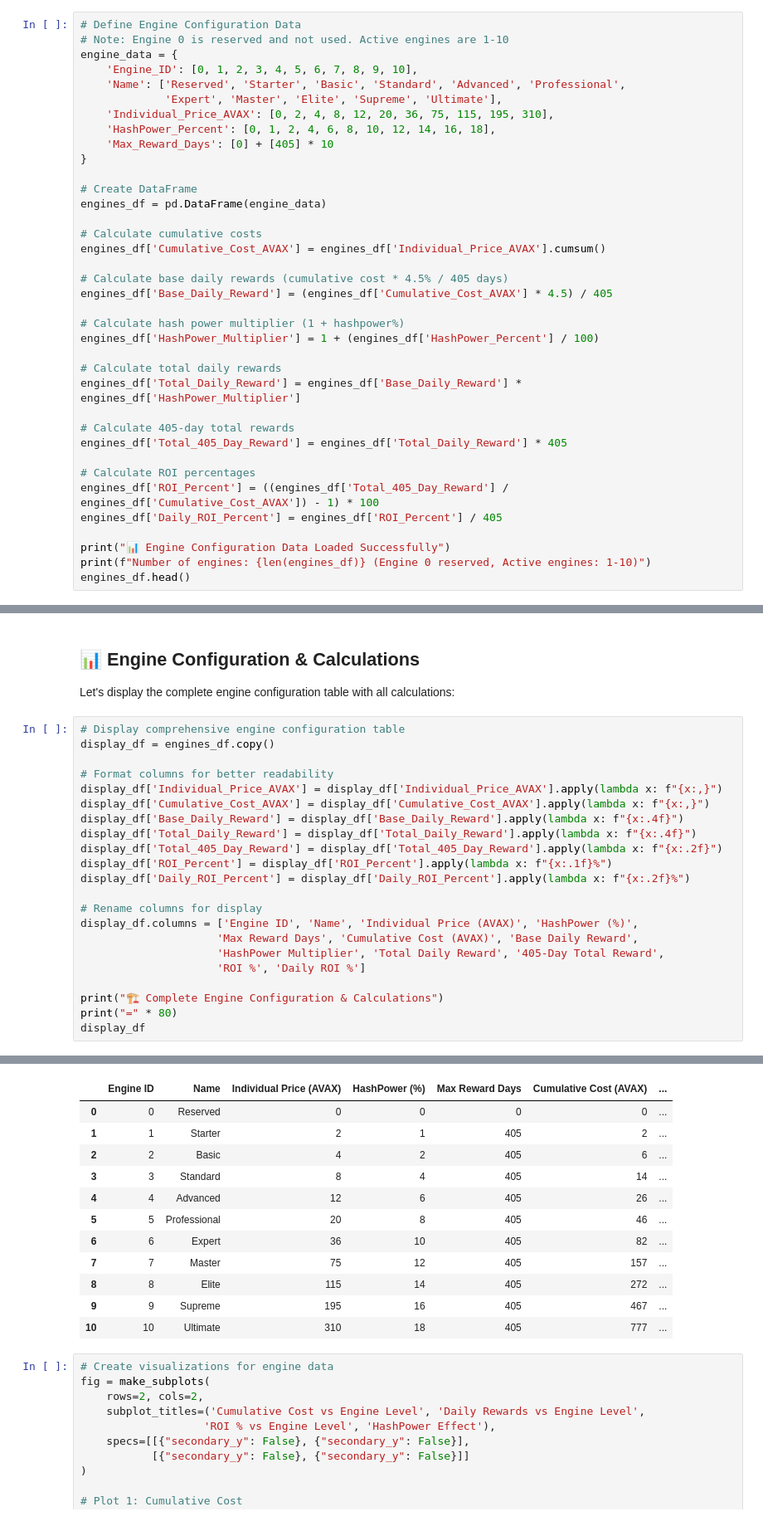
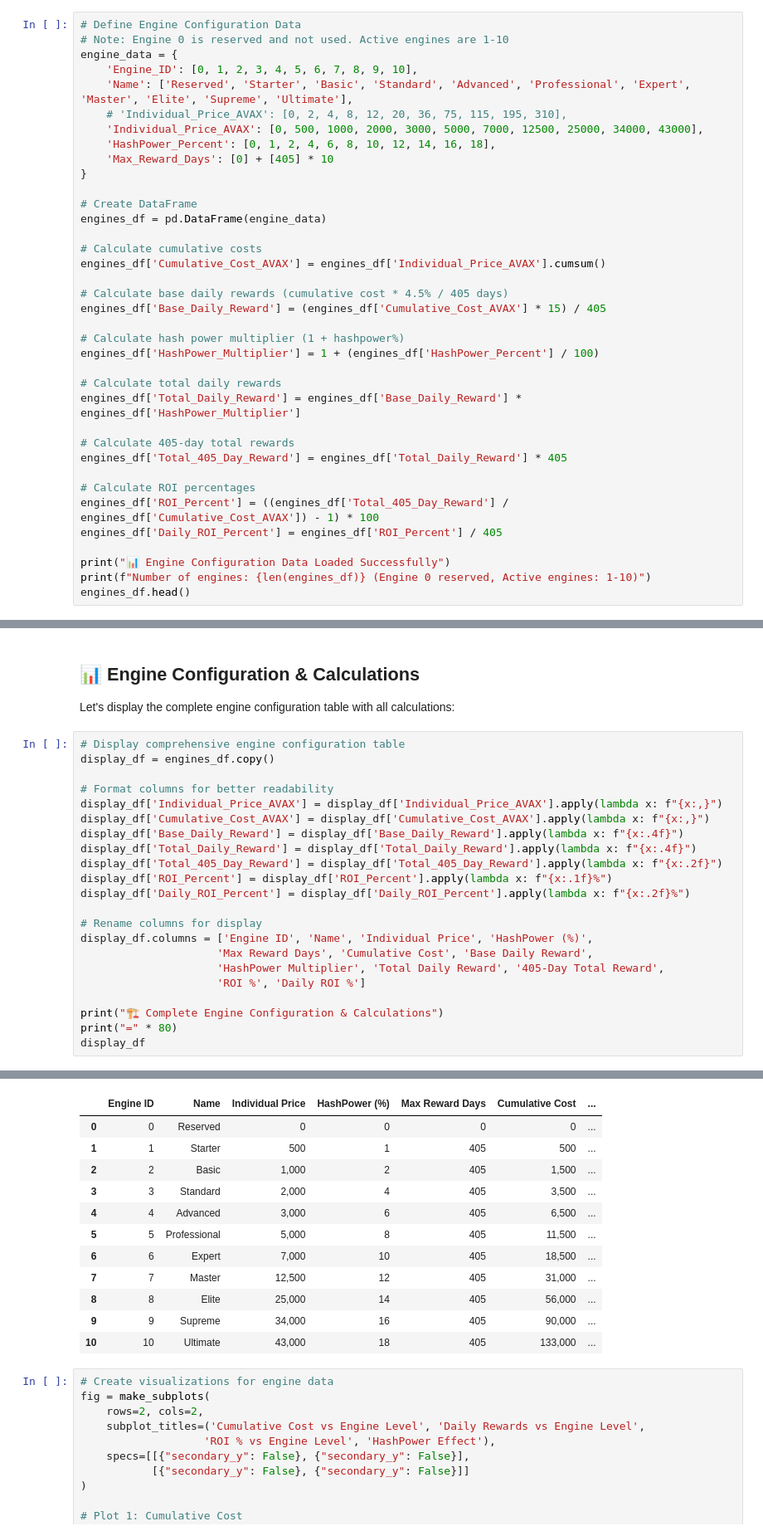
Before and after one commit to kyoudaiai/nodebooster, a Jupyter notebook: NodeBooster_V1_Engine_System_Summary.ipynb, the cells around one changed output, grey strips where cells are left out. Shown at 83% size. Drawn from its saved outputs; the diff is of its cells as text.

```diff
--- a/NodeBooster_V1_Engine_System_Summary.ipynb
+++ b/NodeBooster_V1_Engine_System_Summary.ipynb
@@ -52,9 +52,9 @@ Where:
 # Note: Engine 0 is reserved and not used. Active engines are 1-10
 engine_data = {
     'Engine_ID': [0, 1, 2, 3, 4, 5, 6, 7, 8, 9, 10],
-    'Name': ['Reserved', 'Starter', 'Basic', 'Standard', 'Advanced', 'Professional',
-             'Expert', 'Master', 'Elite', 'Supreme', 'Ultimate'],
-    'Individual_Price_AVAX': [0, 2, 4, 8, 12, 20, 36, 75, 115, 195, 310],
+    'Name': ['Reserved', 'Starter', 'Basic', 'Standard', 'Advanced', 'Professional', 'Expert', 'Master', 'Elite', 'Supreme', 'Ultimate'],
+    # 'Individual_Price_AVAX': [0, 2, 4, 8, 12, 20, 36, 75, 115, 195, 310],
+    'Individual_Price_AVAX': [0, 500, 1000, 2000, 3000, 5000, 7000, 12500, 25000, 34000, 43000],
     'HashPower_Percent': [0, 1, 2, 4, 6, 8, 10, 12, 14, 16, 18],
     'Max_Reward_Days': [0] + [405] * 10
 }
@@ -66,7 +66,7 @@ engines_df = pd.DataFrame(engine_data)
 engines_df['Cumulative_Cost_AVAX'] = engines_df['Individual_Price_AVAX'].cumsum()
 
 # Calculate base daily rewards (cumulative cost * 4.5% / 405 days)
-engines_df['Base_Daily_Reward'] = (engines_df['Cumulative_Cost_AVAX'] * 4.5) / 405
+engines_df['Base_Daily_Reward'] = (engines_df['Cumulative_Cost_AVAX'] * 15) / 405
 
 # Calculate hash power multiplier (1 + hashpower%)
 engines_df['HashPower_Multiplier'] = 1 + (engines_df['HashPower_Percent'] / 100)
@@ -100,40 +100,40 @@ Let's display the complete engine configuration table with all calculations:
 # %%
 # Display comprehensive engine configuration table
 display_df = engines_df.copy()
 
 # Format columns for better readability
 display_df['Individual_Price_AVAX'] = display_df['Individual_Price_AVAX'].apply(lambda x: f"{x:,}")
 display_df['Cumulative_Cost_AVAX'] = display_df['Cumulative_Cost_AVAX'].apply(lambda x: f"{x:,}")
 display_df['Base_Daily_Reward'] = display_df['Base_Daily_Reward'].apply(lambda x: f"{x:.4f}")
 display_df['Total_Daily_Reward'] = display_df['Total_Daily_Reward'].apply(lambda x: f"{x:.4f}")
 display_df['Total_405_Day_Reward'] = display_df['Total_405_Day_Reward'].apply(lambda x: f"{x:.2f}")
 display_df['ROI_Percent'] = display_df['ROI_Percent'].apply(lambda x: f"{x:.1f}%")
 display_df['Daily_ROI_Percent'] = display_df['Daily_ROI_Percent'].apply(lambda x: f"{x:.2f}%")
 
 # Rename columns for display
-display_df.columns = ['Engine ID', 'Name', 'Individual Price (AVAX)', 'HashPower (%)',
-                     'Max Reward Days', 'Cumulative Cost (AVAX)', 'Base Daily Reward',
+display_df.columns = ['Engine ID', 'Name', 'Individual Price', 'HashPower (%)',
+                     'Max Reward Days', 'Cumulative Cost', 'Base Daily Reward',
                      'HashPower Multiplier', 'Total Daily Reward', '405-Day Total Reward',
                      'ROI %', 'Daily ROI %']
 
 print("🏗️ Complete Engine Configuration & Calculations")
 print("=" * 80)
 display_df
 # %% [output]
 🏗️ Complete Engine Configuration & Calculations
 ================================================================================
-|  | Engine ID | Name | Individual Price (AVAX) | HashPower (%) | Max Reward Days | Cumulative Cost (AVAX) | ... |
+|  | Engine ID | Name | Individual Price | HashPower (%) | Max Reward Days | Cumulative Cost | ... |
 | 0 | 0 | Reserved | 0 | 0 | 0 | 0 | ... |
-| 1 | 1 | Starter | 2 | 1 | 405 | 2 | ... |
-| 2 | 2 | Basic | 4 | 2 | 405 | 6 | ... |
-| 3 | 3 | Standard | 8 | 4 | 405 | 14 | ... |
-| 4 | 4 | Advanced | 12 | 6 | 405 | 26 | ... |
-| 5 | 5 | Professional | 20 | 8 | 405 | 46 | ... |
-| 6 | 6 | Expert | 36 | 10 | 405 | 82 | ... |
-| 7 | 7 | Master | 75 | 12 | 405 | 157 | ... |
-| 8 | 8 | Elite | 115 | 14 | 405 | 272 | ... |
-| 9 | 9 | Supreme | 195 | 16 | 405 | 467 | ... |
-| 10 | 10 | Ultimate | 310 | 18 | 405 | 777 | ... |
+| 1 | 1 | Starter | 500 | 1 | 405 | 500 | ... |
+| 2 | 2 | Basic | 1,000 | 2 | 405 | 1,500 | ... |
+| 3 | 3 | Standard | 2,000 | 4 | 405 | 3,500 | ... |
+| 4 | 4 | Advanced | 3,000 | 6 | 405 | 6,500 | ... |
+| 5 | 5 | Professional | 5,000 | 8 | 405 | 11,500 | ... |
+| 6 | 6 | Expert | 7,000 | 10 | 405 | 18,500 | ... |
+| 7 | 7 | Master | 12,500 | 12 | 405 | 31,000 | ... |
+| 8 | 8 | Elite | 25,000 | 14 | 405 | 56,000 | ... |
+| 9 | 9 | Supreme | 34,000 | 16 | 405 | 90,000 | ... |
+| 10 | 10 | Ultimate | 43,000 | 18 | 405 | 133,000 | ... |
 # %%
 # Create visualizations for engine data
 fig = make_subplots(
```
Also changed, not shown: parts of 9 cells of this notebook, 3 other files.
